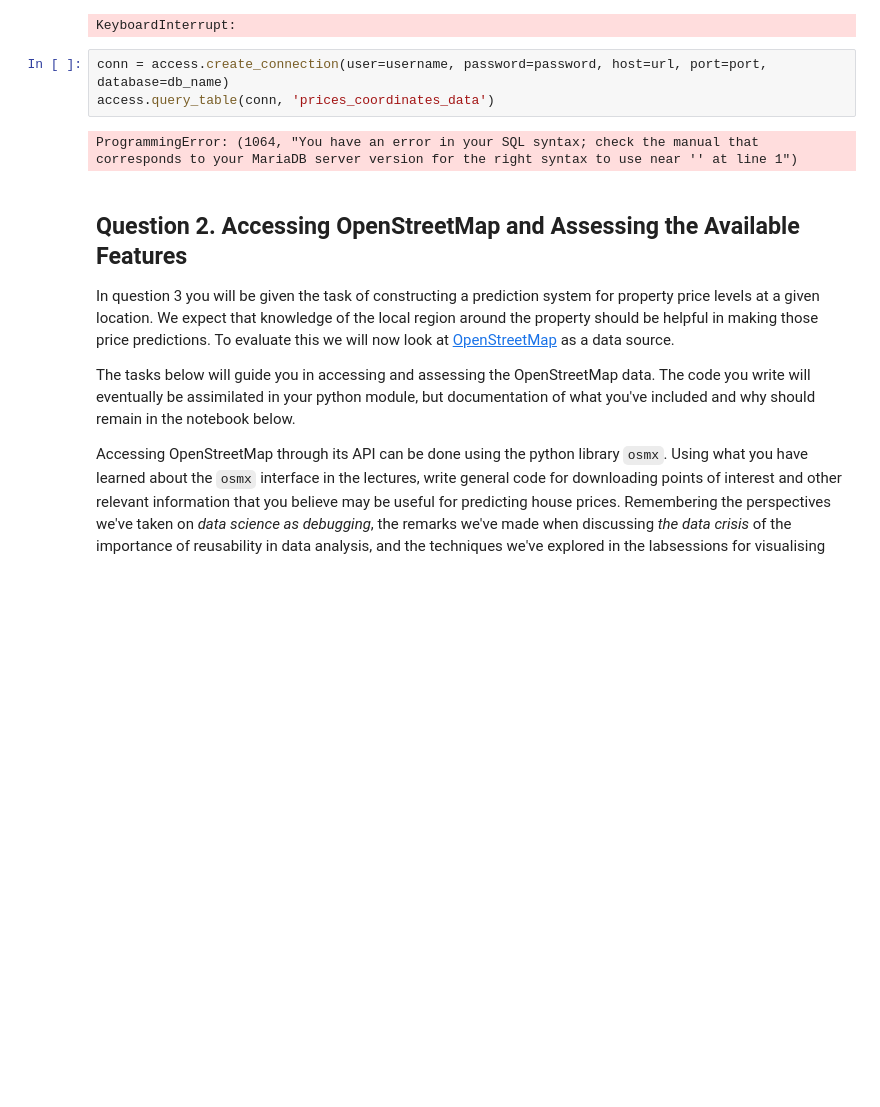
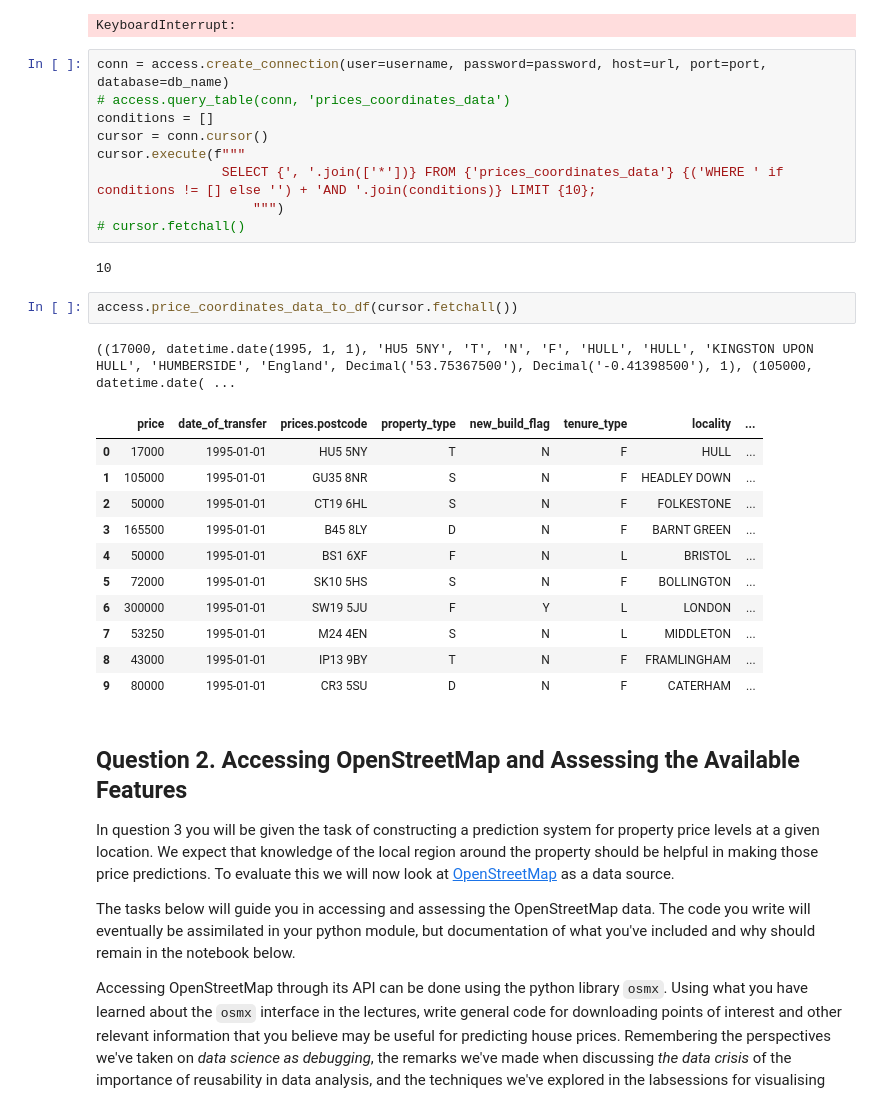
Before and after one commit to Isaac-d22/ADS_final_assign, a Jupyter notebook: notebooks/ADS_Report_2268A.ipynb, the cells around one changed output. Saved outputs shown, nothing was run; the diff lists cells and outputs as text; blank space fills up the shorter version.

```diff
--- a/notebooks/ADS_Report_2268A.ipynb
+++ b/notebooks/ADS_Report_2268A.ipynb
@@ -467,9 +449,30 @@ conn.close()
 KeyboardInterrupt:
 # %%
 conn = access.create_connection(user=username, password=password, host=url, port=port, database=db_name)
-access.query_table(conn, 'prices_coordinates_data')
+# access.query_table(conn, 'prices_coordinates_data')
+conditions = []
+cursor = conn.cursor()
+cursor.execute(f"""
+                SELECT {', '.join(['*'])} FROM {'prices_coordinates_data'} {('WHERE ' if conditions != [] else '') + 'AND '.join(conditions)} LIMIT {10};
+                    """)
+# cursor.fetchall()
 # %% [output]
-ProgrammingError: (1064, "You have an error in your SQL syntax; check the manual that corresponds to your MariaDB server version for the right syntax to use near '' at line 1")
+10
+# %%
+access.price_coordinates_data_to_df(cursor.fetchall())
+# %% [output]
+((17000, datetime.date(1995, 1, 1), 'HU5 5NY', 'T', 'N', 'F', 'HULL', 'HULL', 'KINGSTON UPON HULL', 'HUMBERSIDE', 'England', Decimal('53.75367500'), Decimal('-0.41398500'), 1), (105000, datetime.date( ...
+|  | price | date_of_transfer | prices.postcode | property_type | new_build_flag | tenure_type | locality | ... |
+| 0 | 17000 | 1995-01-01 | HU5 5NY | T | N | F | HULL | ... |
+| 1 | 105000 | 1995-01-01 | GU35 8NR | S | N | F | HEADLEY DOWN | ... |
+| 2 | 50000 | 1995-01-01 | CT19 6HL | S | N | F | FOLKESTONE | ... |
+| 3 | 165500 | 1995-01-01 | B45 8LY | D | N | F | BARNT GREEN | ... |
+| 4 | 50000 | 1995-01-01 | BS1 6XF | F | N | L | BRISTOL | ... |
+| 5 | 72000 | 1995-01-01 | SK10 5HS | S | N | F | BOLLINGTON | ... |
+| 6 | 300000 | 1995-01-01 | SW19 5JU | F | Y | L | LONDON | ... |
+| 7 | 53250 | 1995-01-01 | M24 4EN | S | N | L | MIDDLETON | ... |
+| 8 | 43000 | 1995-01-01 | IP13 9BY | T | N | F | FRAMLINGHAM | ... |
+| 9 | 80000 | 1995-01-01 | CR3 5SU | D | N | F | CATERHAM | ... |
 # %% [markdown]
 ## Question 2. Accessing OpenStreetMap and Assessing the Available Features
 
```
Also changed, not shown: parts of 2 cells of this notebook, 2 other files.
